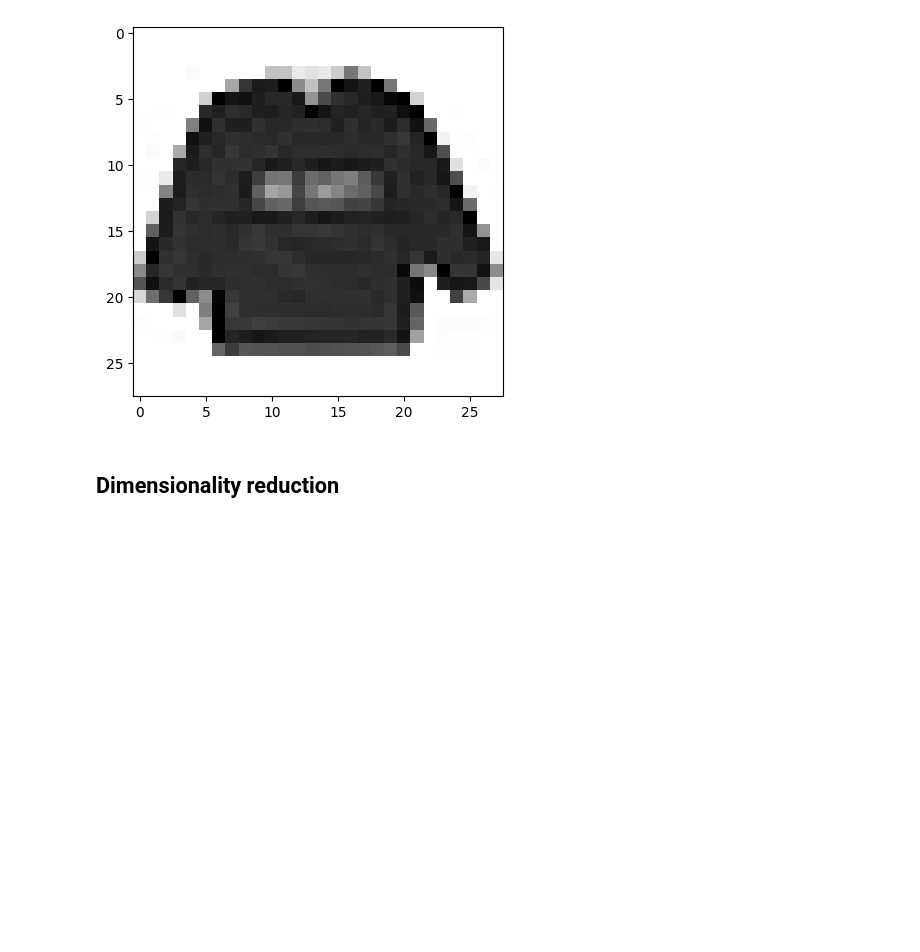
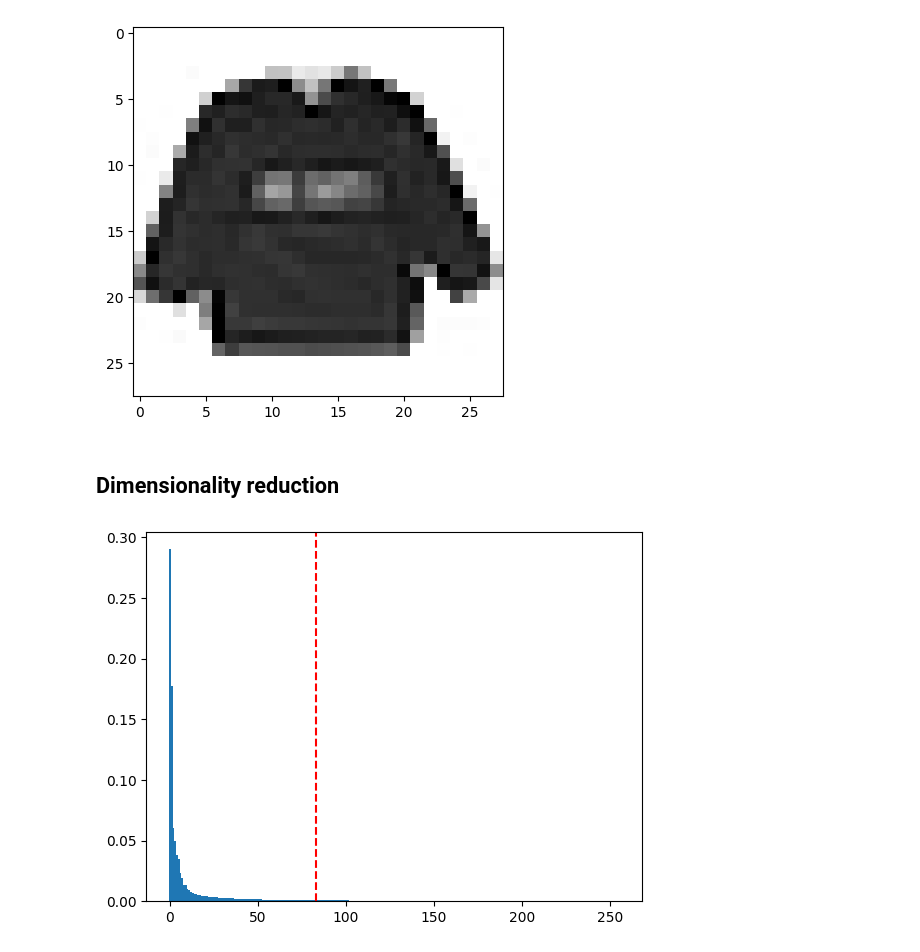
Before and after one commit to frun36/fods-fashion-mnist, a Jupyter notebook: fashion_mnist.ipynb, the cells around one changed output. Saved outputs shown, nothing was run; the diff lists cells and outputs as text; code cells hidden in the pictures; blank space fills up the shorter version.

```diff
--- a/fashion_mnist.ipynb
+++ b/fashion_mnist.ipynb
@@ -2,6 +2,8 @@
 import pandas as pd
 import numpy as np
 import matplotlib.pyplot as plt
+
+RS = 20040304
 # %%
 df_train = pd.read_csv("data/fashion-mnist_train.csv")
 df_test = pd.read_csv("data/fashion-mnist_test.csv")
@@ -17,0 +10,12 @@ df_train.head()
+# %%
+def normalize(df, exclude_col):
+    df_n = df.drop(columns=exclude_col)
+    df_n = df_n / 255.
+    df_n[exclude_col] = df[exclude_col]
+    return df_n
+
+df_train = normalize(df_train, 'label')
+df_test = normalize(df_test, 'label')
+
+df_all = pd.concat([df_train, df_test], ignore_index=True)
+df_all.head()
@@ -17,0 +30,6 @@ df_train.head()
+# %%
+df_train_px = df_train.drop(columns='label')
+df_test_px = df_test.drop(columns='label')
+df_all_px = df_all.drop(columns='label')
+
+df_all_px.head()
@@ -25,3 +51,27 @@ plot_image(df_train, 0)
 [figure]
 # %% [markdown]
 ## Dimensionality reduction
+# %%
+from sklearn.decomposition import PCA
+
+pca = PCA(random_state=RS)
+pca.fit(df_all_px)
+scree_data = pca.explained_variance_ratio_
+
+# 90% of the variance should remain
+thresh = 0.9
+
+sum = 0
+idx = 0
+for idx, el in enumerate(scree_data):
+    sum += el
+    if sum > thresh:
+        break
+
+scree_len = 256
+plt.axvline(x=idx, color='red', linestyle='--', linewidth=1.5, label='x = 84')
+# plt.yscale('log')
+plt.bar(range(scree_len), scree_data[:scree_len], width=1)
+plt.show()
+# %% [output]
+[figure, added]
```
Also changed, not shown: parts of 13 cells of this notebook.
